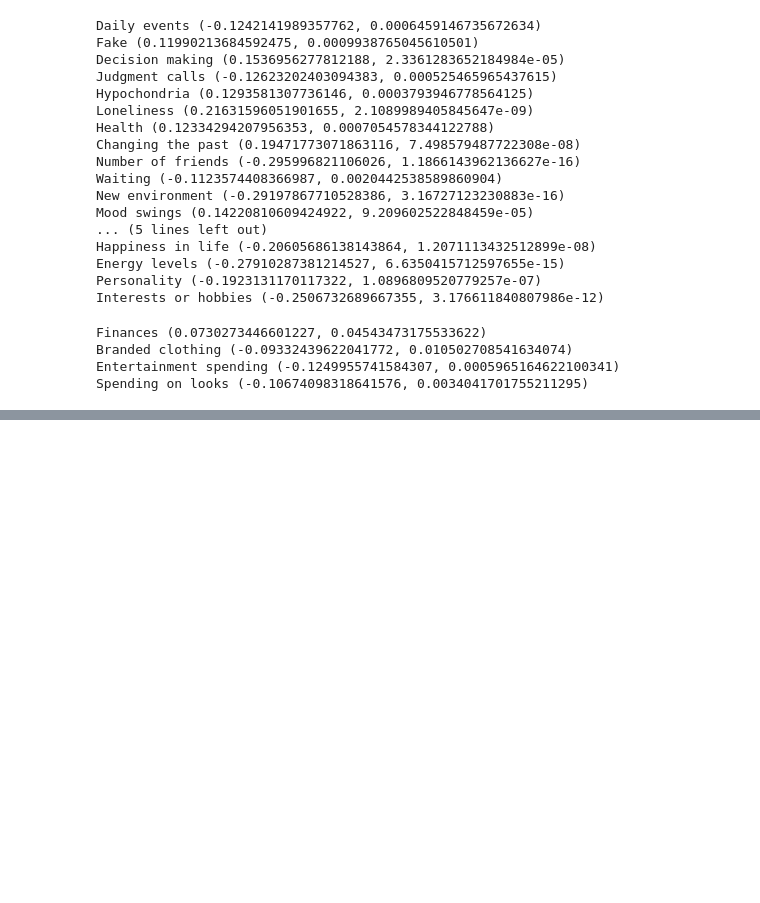
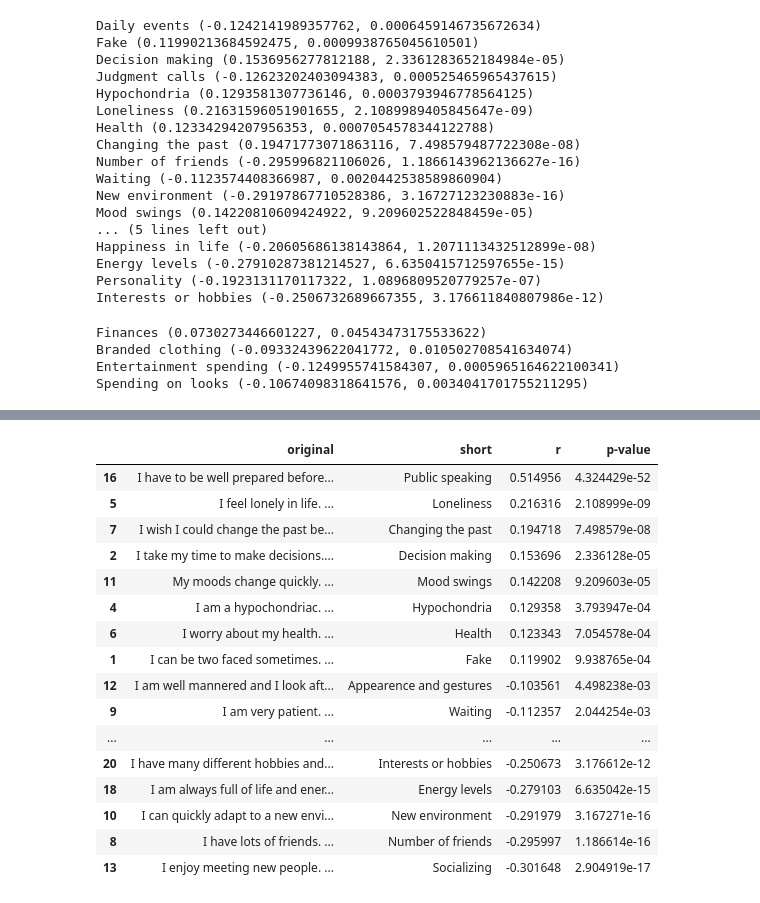
Before and after one commit to 12yoonj/data-analysis-practice, a Jupyter notebook: young_people_survey/young_people.ipynb, the cells around one changed output, grey strips where cells are left out. Drawn from its saved outputs; the diff is of its cells as text; code cells hidden in the pictures; blank space fills up the shorter version.

```diff
--- a/young_people_survey/young_people.ipynb
+++ b/young_people_survey/young_people.ipynb
@@ -169,13 +161,13 @@ dtypes: float64(51), int64(3)
 memory usage: 322.7 KB
 None
 # %%
-corr_lst = []
-for i in range(temp.shape[1]):
-  corr_lst.append(stats.pearsonr(temp[deleted_lst[i]], young['Fear of public speaking']))
+corr_lst = temp.apply(lambda x: stats.pearsonr(x, young['Fear of public speaking']), axis=0)
 
-for k in range(len(corr_lst)):
-  if corr_lst[k][1] < 0.05 and abs(corr_lst[k][0]) >= 0.1:
-    print(deleted_lst[k], corr_lst[k])
+short_name = []
+for k in range(corr_lst.shape[1]):
+  if corr_lst.iloc[:,k][1] < 0.05 and abs(corr_lst.iloc[:,k][0]) >= 0.1:
+    print(f'{deleted_lst[k]} ({corr_lst.iloc[:,k][0]}, {corr_lst.iloc[:,k][1]})')
+    short_name.append(deleted_lst[k])
 # %% [output]
 Daily events (-0.1242141989357762, 0.0006459146735672634)
 Fake (0.11990213684592475, 0.0009938765045610501)
@@ -213,0 +280,20 @@ Spending on looks (-0.10674098318641576, 0.0034041701755211295)
+# %%
+interest_columns.sort_values(by='r', ascending=False)
+# %% [output]
+|  | original | short | r | p-value |
+| 16 | I have to be well prepared before... | Public speaking | 0.514956 | 4.324429e-52 |
+| 5 | I feel lonely in life. ... | Loneliness | 0.216316 | 2.108999e-09 |
+| 7 | I wish I could change the past be... | Changing the past | 0.194718 | 7.498579e-08 |
+| 2 | I take my time to make decisions.... | Decision making | 0.153696 | 2.336128e-05 |
+| 11 | My moods change quickly. ... | Mood swings | 0.142208 | 9.209603e-05 |
+| 4 | I am a hypochondriac. ... | Hypochondria | 0.129358 | 3.793947e-04 |
+| 6 | I worry about my health. ... | Health | 0.123343 | 7.054578e-04 |
+| 1 | I can be two faced sometimes. ... | Fake | 0.119902 | 9.938765e-04 |
+| 12 | I am well mannered and I look aft... | Appearence and gestures | -0.103561 | 4.498238e-03 |
+| 9 | I am very patient. ... | Waiting | -0.112357 | 2.044254e-03 |
+| ... | ... | ... | ... | ... |
+| 20 | I have many different hobbies and... | Interests or hobbies | -0.250673 | 3.176612e-12 |
+| 18 | I am always full of life and ener... | Energy levels | -0.279103 | 6.635042e-15 |
+| 10 | I can quickly adapt to a new envi... | New environment | -0.291979 | 3.167271e-16 |
+| 8 | I have lots of friends. ... | Number of friends | -0.295997 | 1.186614e-16 |
+| 13 | I enjoy meeting new people. ... | Socializing | -0.301648 | 2.904919e-17 |
```
Also changed, not shown: parts of 11 cells of this notebook.
